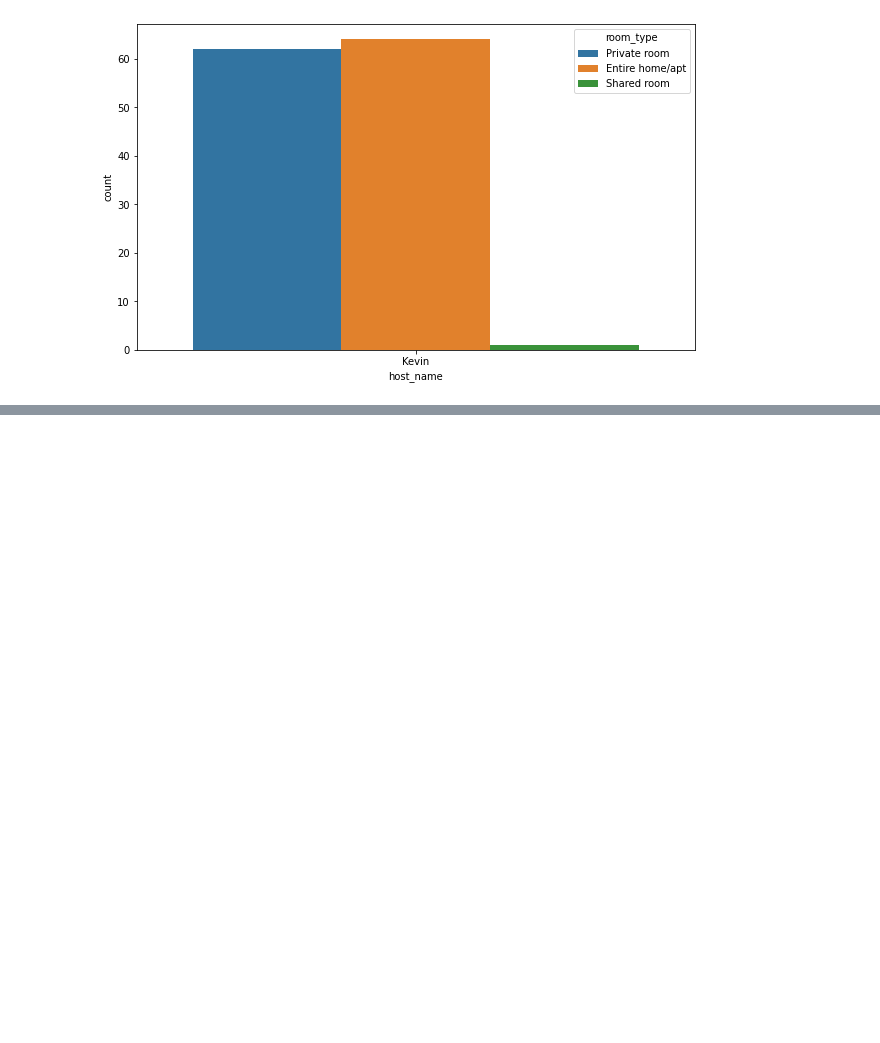
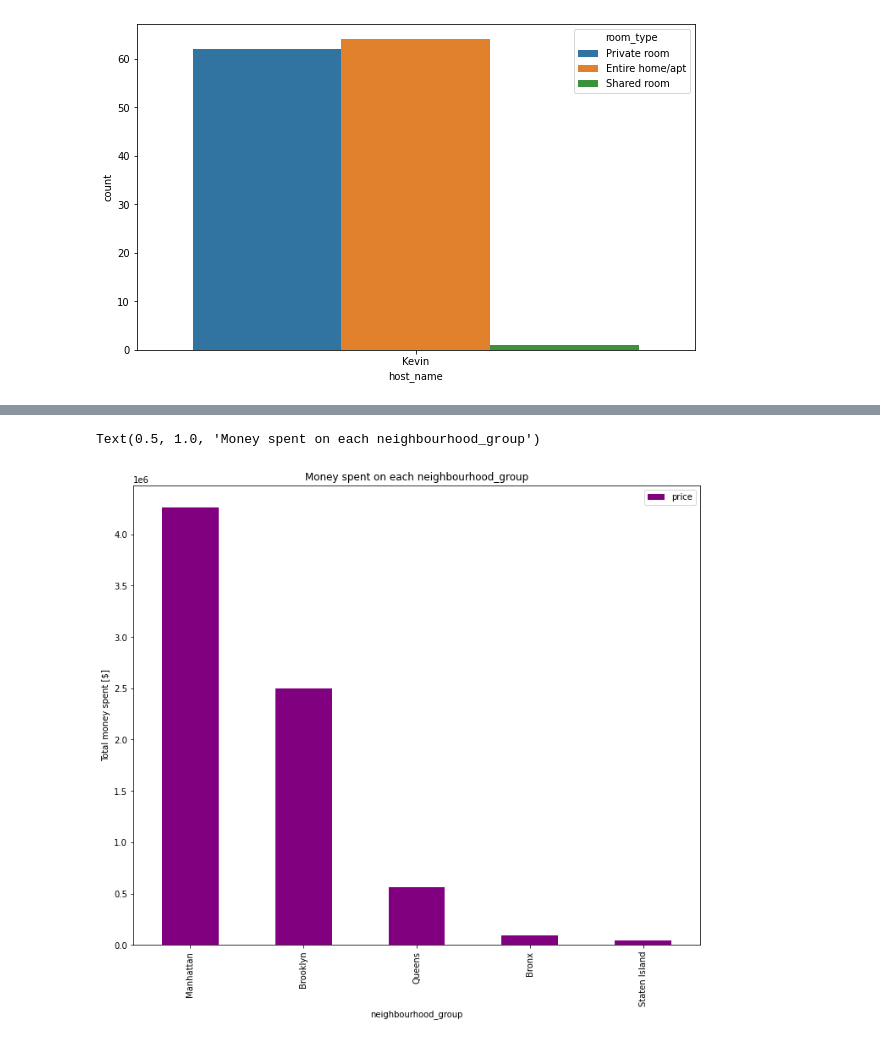
Before and after one commit to Somnath98/EDA-Airbnb, a Jupyter notebook: Air_Bnb_Bookings_Analysis_Capstone_Project.ipynb, the cells around one changed output, grey strips where cells are left out. Saved outputs shown, nothing was run; the diff lists cells and outputs as text; code cells hidden in the pictures; blank space fills up the shorter version.

```diff
--- a/Air_Bnb_Bookings_Analysis_Capstone_Project.ipynb
+++ b/Air_Bnb_Bookings_Analysis_Capstone_Project.ipynb
@@ -385,0 +443,5 @@ for index, col in top_10_affluent_hosts.items():
+# %%
+#  Create dataframe to show total money spent on each neighbourhood_group
+
+df = pd.DataFrame(new_air_df.groupby(['neighbourhood_group'])['price'].sum().sort_values(ascending=False))
+df
@@ -385,0 +456,8 @@ for index, col in top_10_affluent_hosts.items():
+# %%
+# Representation of money spent on each neighbourhood_group
+
+df.plot(kind = 'bar', ylabel = 'Total money spent [$]', figsize=[12, 10], color = ['purple'])
+plt.title('Money spent on each neighbourhood_group')
+# %% [output]
+Text(0.5, 1.0, 'Money spent on each neighbourhood_group')
+[figure, added]
```
Also changed, not shown: parts of 7 cells of this notebook.
